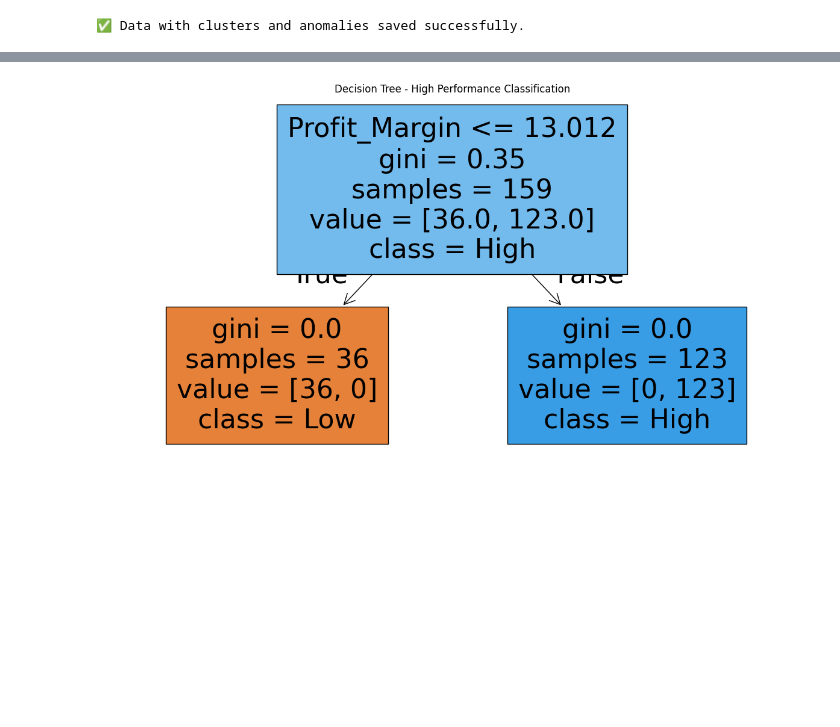
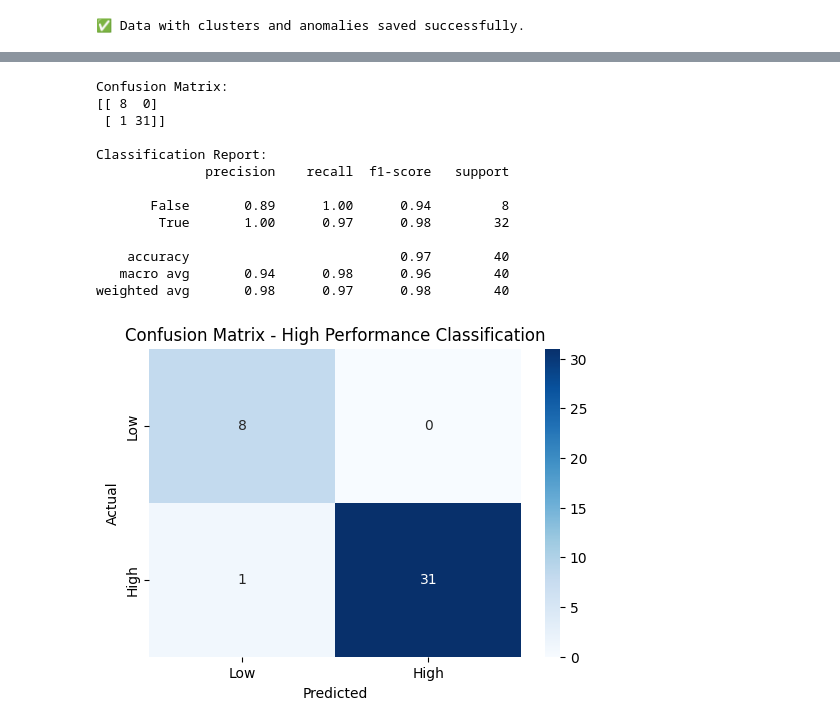
Before and after one commit to MMMakena/DataMining_GroupProject_Group2, a Jupyter notebook: notebooks/3_data_mining.ipynb, the cells around one changed output, grey strips where cells are left out. Cells and saved outputs as stored; diff of their text form; code cells hidden in the pictures; blank space fills up the shorter version.

```diff
--- a/notebooks/3_data_mining.ipynb
+++ b/notebooks/3_data_mining.ipynb
@@ -133,8 +92,0 @@ weighted avg       0.98      0.97      0.98        40
-# %%
-# Visualize the Decision Tree
-plt.figure(figsize=(15, 8))
-plot_tree(clf, feature_names=features, class_names=['Low', 'High'], filled=True)
-plt.title("Decision Tree - High Performance Classification")
-plt.show()
-# %% [output]
-[figure, removed]
@@ -143,0 +93,60 @@ df.to_csv("../data/final/with_clusters_anomalies_and_labels.csv", index=False)
+# %%
+# Create target column for classification
+df['High_Performance'] = df['Profit_Margin'] > 13
+
+from sklearn.model_selection import train_test_split
+from sklearn.metrics import classification_report, confusion_matrix
+from sklearn.tree import DecisionTreeClassifier
+import matplotlib.pyplot as plt
+import seaborn as sns
+
+# Features and target
+features = ['Stock_Price', 'Revenue_Millions', 'Net_Income_Millions',
+            'Market_Cap_Billions', 'EPS', 'Profit_Margin', 'Revenue_Growth']
+X_cls = df[features]
+y_cls = df['High_Performance']
+
+# Split data
+X_train, X_test, y_train, y_test = train_test_split(
+    X_cls, y_cls, test_size=0.2, random_state=50
+)
+
+# Train classifier
+clf = DecisionTreeClassifier(random_state=50)
+clf.fit(X_train, y_train)
+
+# Predictions
+y_pred = clf.predict(X_test)
+
+# Text output
+print("Confusion Matrix:")
+print(confusion_matrix(y_test, y_pred))
+
+print("\nClassification Report:")
+print(classification_report(y_test, y_pred))
+
+# Graph output - Confusion Matrix Heatmap
+cm = confusion_matrix(y_test, y_pred)
+plt.figure(figsize=(6, 4))
+sns.heatmap(cm, annot=True, fmt='d', cmap='Blues',
+            xticklabels=['Low', 'High'],
+            yticklabels=['Low', 'High'])
+plt.xlabel('Predicted')
+plt.ylabel('Actual')
+plt.title('Confusion Matrix - High Performance Classification')
+plt.show()
+# %% [output]
+Confusion Matrix:
+[[ 8  0]
+ [ 1 31]]
+
+Classification Report:
+              precision    recall  f1-score   support
+
+       False       0.89      1.00      0.94         8
+        True       1.00      0.97      0.98        32
+
+    accuracy                           0.97        40
+   macro avg       0.94      0.98      0.96        40
+weighted avg       0.98      0.97      0.98        40
+[figure, added]
```
Also changed, not shown: parts of 6 cells of this notebook.
